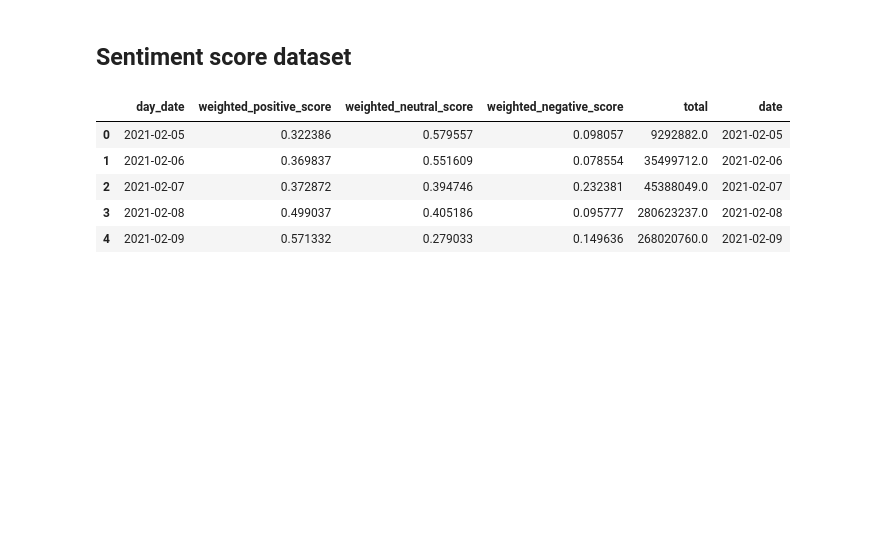
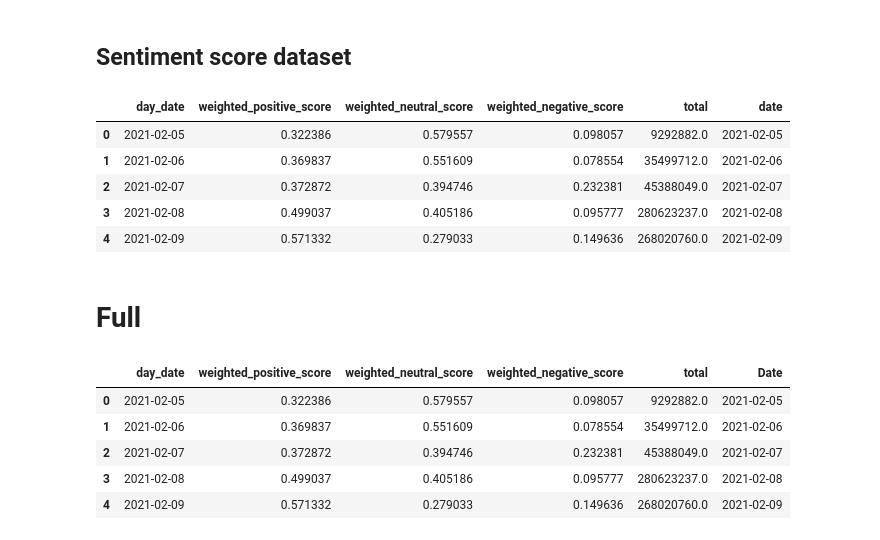
Before and after one commit to Anouar7768/Cryptocurrency-Trading-bot-using-RL, a Jupyter notebook: notebooks/Data exploration .ipynb, the cells around one changed output. Saved outputs shown, nothing was run; the diff lists cells and outputs as text; code cells hidden in the pictures; blank space fills up the shorter version.

```diff
--- a/notebooks/Data exploration .ipynb
+++ b/notebooks/Data exploration .ipynb
@@ -42,3 +58,15 @@ sentiment_df.head()
 | 2 | 2021-02-07 | 0.372872 | 0.394746 | 0.232381 | 45388049.0 | 2021-02-07 |
 | 3 | 2021-02-08 | 0.499037 | 0.405186 | 0.095777 | 280623237.0 | 2021-02-08 |
 | 4 | 2021-02-09 | 0.571332 | 0.279033 | 0.149636 | 268020760.0 | 2021-02-09 |
+# %% [markdown]
+# Full
+# %%
+sentiment_df = sentiment_df.rename(columns= {'date':'Date'})
+sentiment_df.head()
+# %% [output]
+|  | day_date | weighted_positive_score | weighted_neutral_score | weighted_negative_score | total | Date |
+| 0 | 2021-02-05 | 0.322386 | 0.579557 | 0.098057 | 9292882.0 | 2021-02-05 |
+| 1 | 2021-02-06 | 0.369837 | 0.551609 | 0.078554 | 35499712.0 | 2021-02-06 |
+| 2 | 2021-02-07 | 0.372872 | 0.394746 | 0.232381 | 45388049.0 | 2021-02-07 |
+| 3 | 2021-02-08 | 0.499037 | 0.405186 | 0.095777 | 280623237.0 | 2021-02-08 |
+| 4 | 2021-02-09 | 0.571332 | 0.279033 | 0.149636 | 268020760.0 | 2021-02-09 |
```
Also changed, not shown: parts of 11 cells of this notebook, 1 other file.
